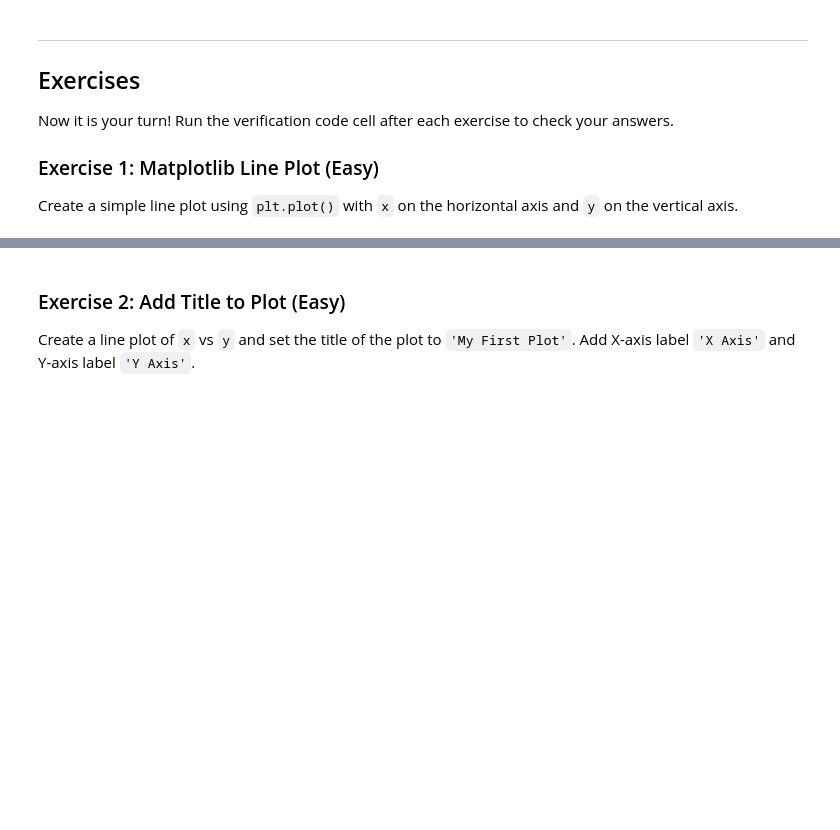
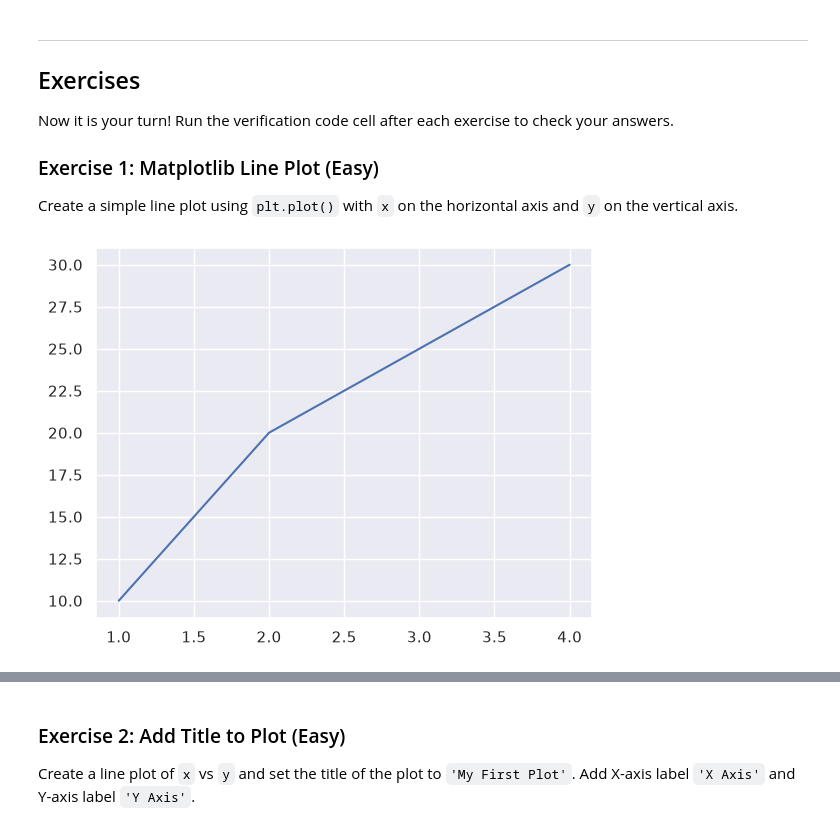
Before and after one commit to ionutzzzzz/Jupyter-Exercises, a Jupyter notebook: Chapter_03_Data_Plotting.ipynb, the cells around one changed output, grey strips where cells are left out. Cells and saved outputs as stored; diff of their text form; code cells hidden in the pictures; blank space fills up the shorter version.

```diff
--- a/Chapter_03_Data_Plotting.ipynb
+++ b/Chapter_03_Data_Plotting.ipynb
@@ -58,10 +59,12 @@ Create a simple line plot using `plt.plot()` with `x` on the horizontal axis and
 # %%
 import matplotlib.pyplot as plt
 x = [1, 2, 3, 4]
 y = [10, 20, 25, 30]
 # TODO: Plot x vs y
-____
+plt.plot(x, y)
 plt.show()
+# %% [output]
+[figure, added]
 # %%
 from learntools import ch3
 ch3.step_1.check()
```
Also changed, not shown: parts of 2 cells of this notebook, 1 other file.
